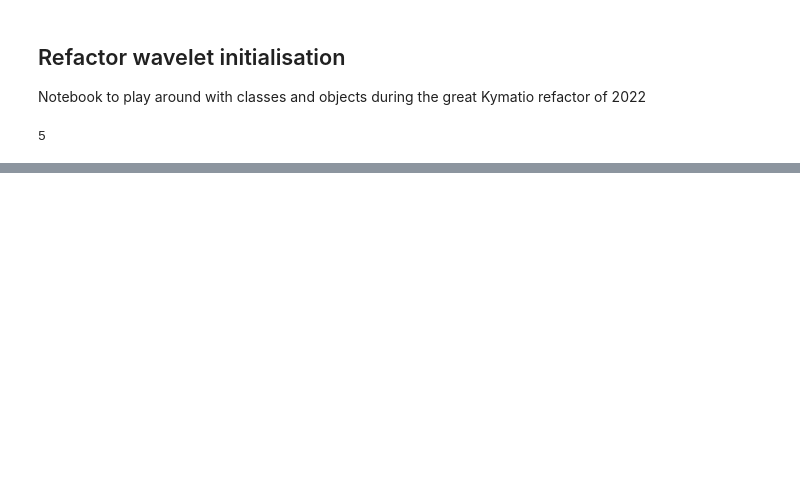
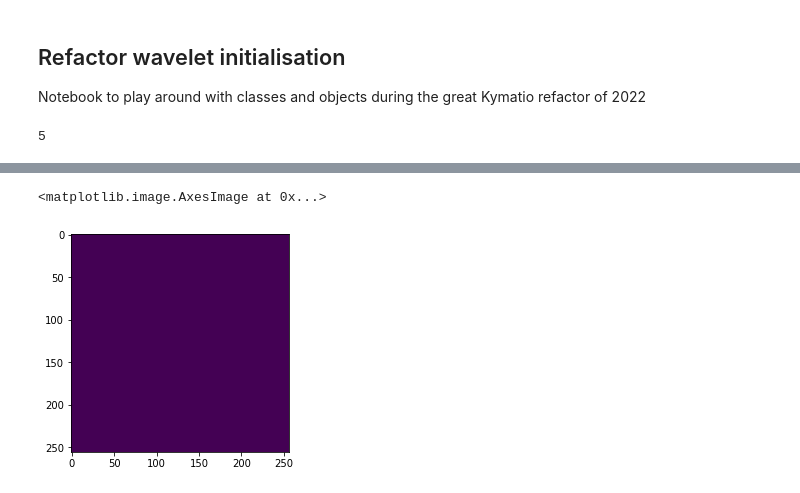
Before and after one commit to Chris-Pedersen/LearnableWavelets, a Jupyter notebook: playground/refactor_playground.ipynb, the cells around one changed output, grey strips where cells are left out. Saved outputs shown, nothing was run; the diff lists cells and outputs as text; code cells hidden in the pictures; blank space fills up the shorter version.

```diff
--- a/playground/refactor_playground.ipynb
+++ b/playground/refactor_playground.ipynb
@@ -27,0 +44,5 @@ phis_straight[0]
+# %%
+plt.imshow(phis[0]-phis_straight[0])
+# %% [output]
+<matplotlib.image.AxesImage at 0x...>
+[figure, added]
```
Also changed, not shown: parts of 7 cells of this notebook, 2 other files.
